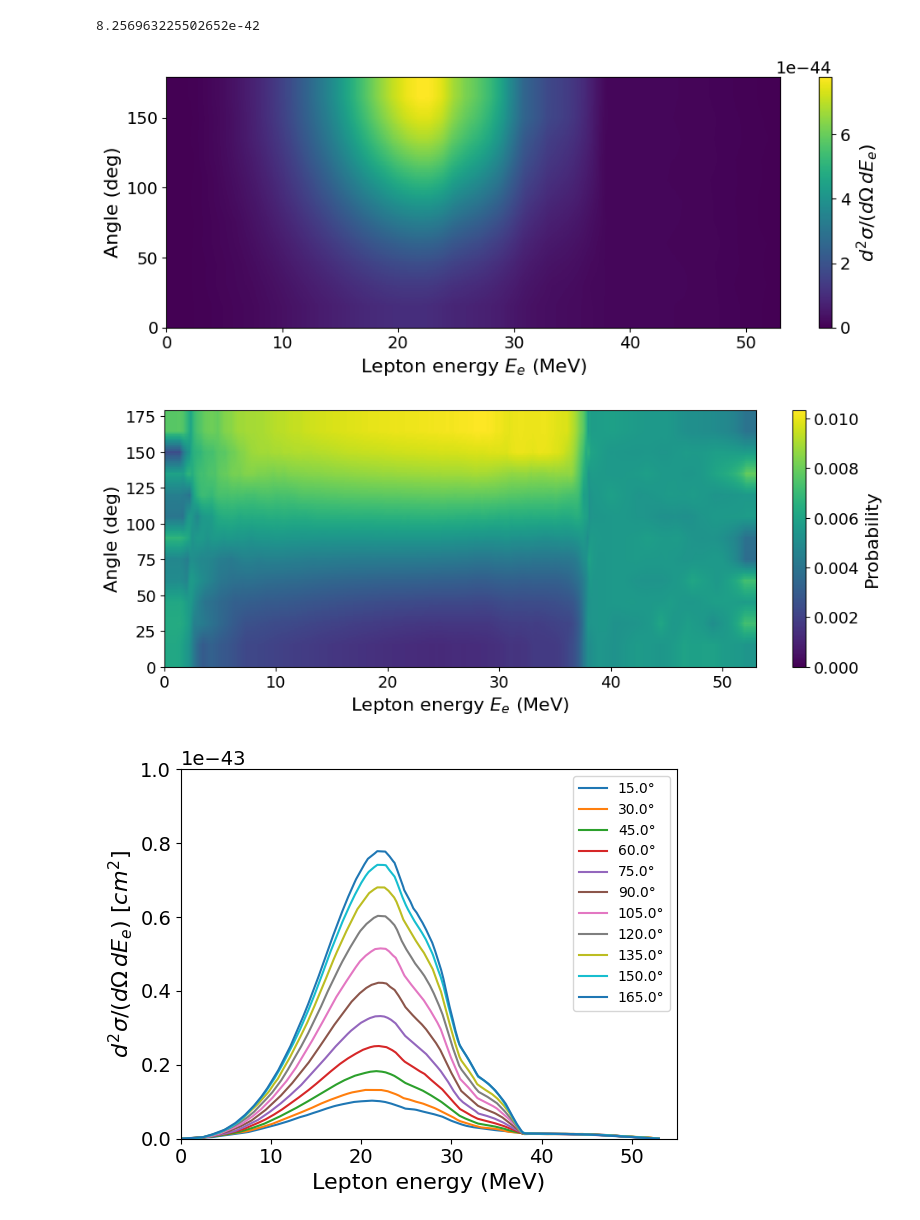
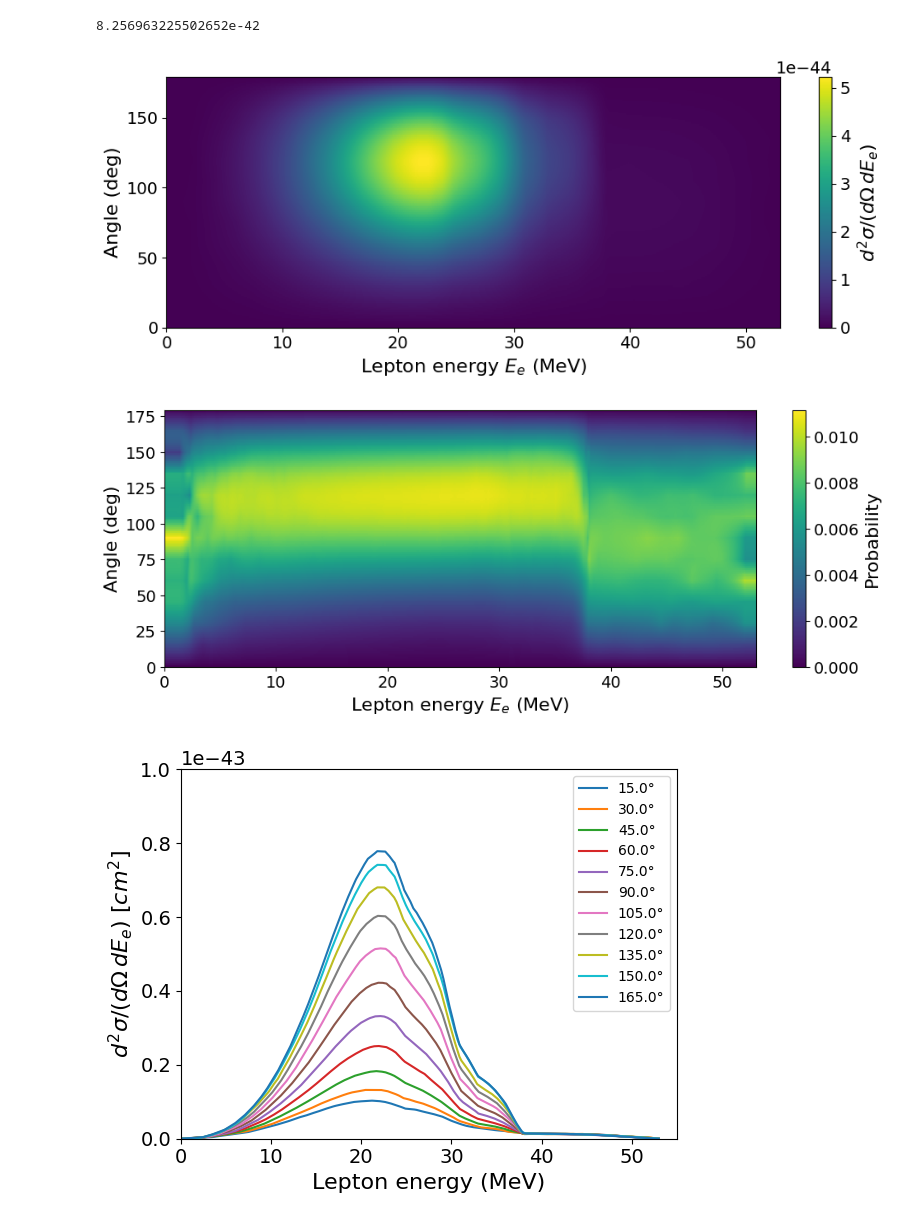
Before and after one commit to schedges/pyNEWTON, a Jupyter notebook: validation.ipynb, the cells around one changed output. Drawn from its saved outputs; the diff is of its cells as text; code cells hidden in the pictures.

```diff
--- a/validation.ipynb
+++ b/validation.ipynb
@@ -361,17 +361,17 @@ sin_weights = np.sin(theta_rad_interp)
 weighted_xs = angle_energy_xs_cm2 * sin_weights[:, np.newaxis]
 
 #Create probabilitiy distributions, normalized per lepton energy
-lepton_angle_probs = np.zeros_like(angle_energy_xs_cm2)
-colsum = angle_energy_xs_cm2.sum(axis=0)
+lepton_angle_probs = np.zeros_like(weighted_xs)
+colsum = weighted_xs.sum(axis=0)
 mask = colsum > 0
-lepton_angle_probs[:, mask] = angle_energy_xs_cm2[:, mask] / colsum[mask]
+lepton_angle_probs[:, mask] = weighted_xs[:, mask] / colsum[mask]
 
 ########
 ##Plot##
 ########
 fig, ax = plt.subplots(figsize=(10,4))
 im = ax.imshow(
-    angle_energy_xs_cm2,
+    weighted_xs,
     origin="lower",
     aspect="auto",
     extent=[energies_MeV_interp[0], energies_MeV_interp[-1],
@@ -388,35 +388,35 @@ fig.tight_layout()
 fig2, ax2 = plt.subplots(figsize=(10,4))
 im2 = ax2.imshow(
     lepton_angle_probs,
     origin="lower",
     aspect="auto",
     extent=[energies_MeV_interp[0], energies_MeV_interp[-1],
             angles_deg_interp[0], angles_deg_interp[-1]],
     interpolation="None"
 )
 ax2.set_xlabel("Lepton energy $E_e$ (MeV)")
 ax2.set_ylabel("Angle (deg)")
 cb2 = fig2.colorbar(im2, ax=ax2)
 cb2.set_label("Probability")
 fig2.tight_layout()
 plt.show()
 
 #Plot 1D curves
 fig3,ax3=plt.subplots()
 for angle in angles_raw:
     #Find index of angle in angles_deg_interp
     idx = np.searchsorted(angles_deg_interp, angle)
     #Plot 1D curve
     ax3.plot(energies_MeV_interp, angle_energy_xs_cm2[idx, :], label=f"{angle}°")
 ax3.set_ybound(0,10e-44)
 ax3.set_xbound(0,55)
 plt.xlabel("Lepton energy (MeV)")
 plt.ylabel(f"$d^2\sigma/(d\Omega\, dE_e)$ [$cm^2$]")
 plt.legend()
 plt.show()
 # %% [output]
-[figure, old version]
+[figure, new version]
-[figure, old version]
+[figure, new version]
 [figure]
 # %%
 #Load de-excitation data
```
Also changed, not shown: parts of 3 cells of this notebook, 2 other files.
